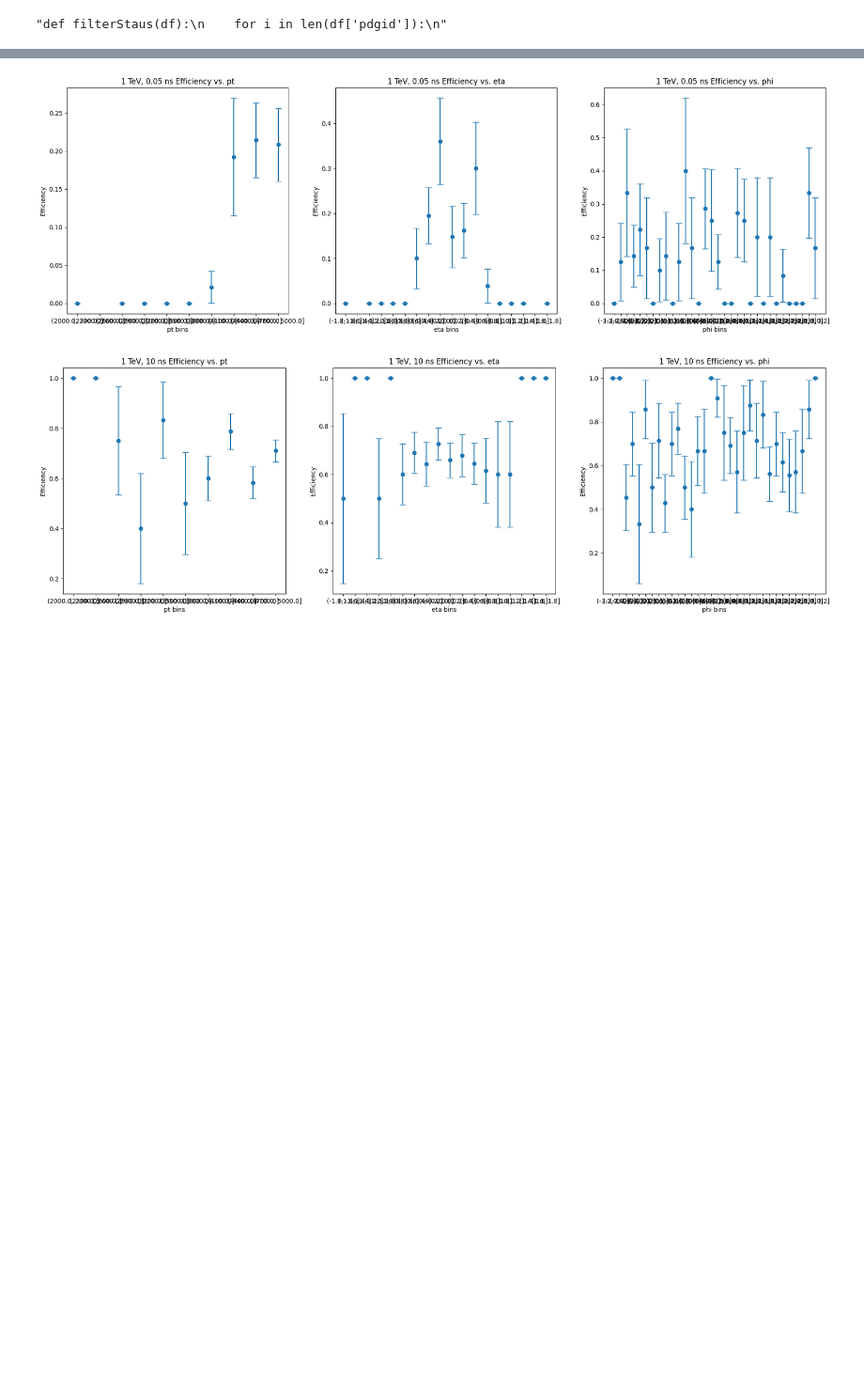
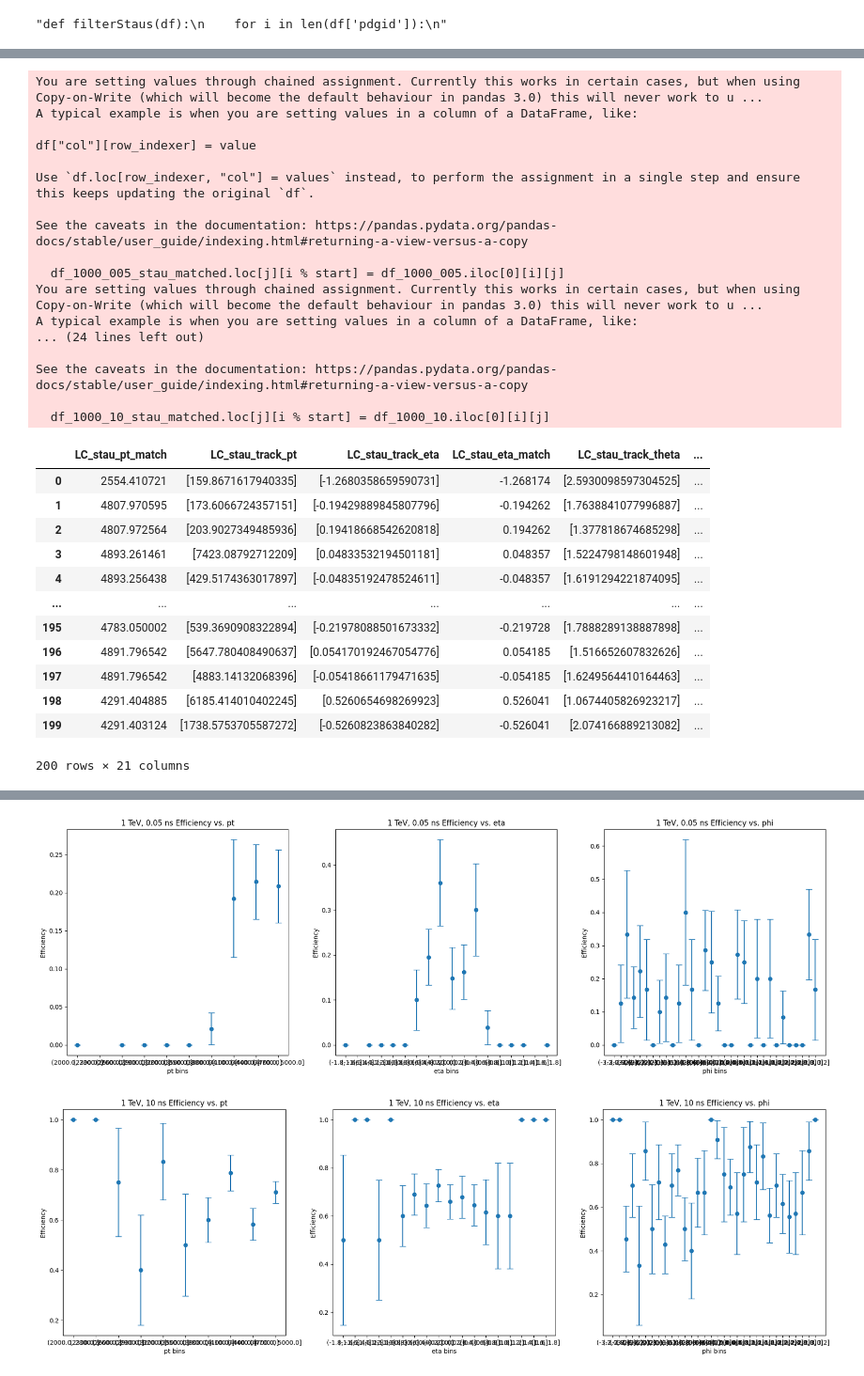
Before and after one commit to kdp-lab/MarkLLPCode, a Jupyter notebook: reco/reco_json_analyzer.ipynb, the cells around one changed output, grey strips where cells are left out. Shown at 94% size. Saved outputs shown, nothing was run; the diff lists cells and outputs as text; code cells hidden in the pictures; blank space fills up the shorter version.

Commit message:
Updating analysis scripts

```diff
--- a/reco/reco_json_analyzer.ipynb
+++ b/reco/reco_json_analyzer.ipynb
@@ -287,0 +365,47 @@ See the caveats in the documentation: https://pandas.pydata.org/pandas-docs/stab
+# %%
+### Example track association booleans for event 1 mcp_stau_track_bool, mcp_daughter_track_bool
+start = 23
+end = 43
+columns = end - start
+# Extract the relevant column names from the original DataFrame
+column_names = df_1000_005.columns[start:end]
+# Initialize the new DataFrame with the correct shape and column names
+df_1000_005_stau_matched = pd.DataFrame(index=range(nMatchedStauTracks_1000_005), columns=column_names)
+
+for i in range(start, end):
+    print("i", i)
+    for j in range (0, nMatchedStauTracks_1000_005):
+        df_1000_005_stau_matched.loc[j][i % start] = df_1000_005.iloc[0][i][j]
+df_1000_005_stau_matched['2 staus matched'] = df_2stau_1000_005
+columns = end - start
+# Extract the relevant column names from the original DataFrame
+column_names = df_1000_01.columns[start:end]
+# Initialize the new DataFrame with the correct shape and column names
+df_1000_01_stau_matched = pd.DataFrame(index=range(nMatchedStauTracks_1000_01), columns=column_names)
+
+for i in range(start, end):
+    for j in range (0, nMatchedStauTracks_1000_01):
+        df_1000_01_stau_matched.loc[j][i % start] = df_1000_01.iloc[0][i][j]
+df_1000_01_stau_matched['2 staus matched'] = df_2stau_1000_01
+columns = end - start
+# Extract the relevant column names from the original DataFrame
+column_names = df_1000_1.columns[start:end]
+# Initialize the new DataFrame with the correct shape and column names
+df_1000_1_stau_matched = pd.DataFrame(index=range(nMatchedStauTracks_1000_1), columns=column_names)
+
+for i in range(start, end):
+    for j in range (0, nMatchedStauTracks_1000_1):
+        df_1000_1_stau_matched.loc[j][i % start] = df_1000_1.iloc[0][i][j]
+df_1000_1_stau_matched['2 staus matched'] = df_2stau_1000_1
+columns = end - start
+# Extract the relevant column names from the original DataFrame
+column_names = df_1000_10.columns[start:end]
+# Initialize the new DataFrame with the correct shape and column names
+df_1000_10_stau_matched = pd.DataFrame(index=range(nMatchedStauTracks_1000_10), columns=column_names)
+
+for i in range(start, end):
+    for j in range (0, nMatchedStauTracks_1000_10):
+        df_1000_10_stau_matched.loc[j][i % start] = df_1000_10.iloc[0][i][j]
+df_1000_10_stau_matched['2 staus matched'] = df_2stau_1000_10
+display(df_1000_10_stau_matched)
+# %% [output]
@@ -287,0 +432,30 @@ See the caveats in the documentation: https://pandas.pydata.org/pandas-docs/stab
+You are setting values through chained assignment. Currently this works in certain cases, but when using Copy-on-Write (which will become the default behaviour in pandas 3.0) this will never work to u ...
+A typical example is when you are setting values in a column of a DataFrame, like:
+
+df["col"][row_indexer] = value
+
+Use `df.loc[row_indexer, "col"] = values` instead, to perform the assignment in a single step and ensure this keeps updating the original `df`.
+
+See the caveats in the documentation: https://pandas.pydata.org/pandas-docs/stable/user_guide/indexing.html#returning-a-view-versus-a-copy
+
+  df_1000_005_stau_matched.loc[j][i % start] = df_1000_005.iloc[0][i][j]
+You are setting values through chained assignment. Currently this works in certain cases, but when using Copy-on-Write (which will become the default behaviour in pandas 3.0) this will never work to u ...
+A typical example is when you are setting values in a column of a DataFrame, like:
+... (24 lines left out)
+
+See the caveats in the documentation: https://pandas.pydata.org/pandas-docs/stable/user_guide/indexing.html#returning-a-view-versus-a-copy
+
+  df_1000_10_stau_matched.loc[j][i % start] = df_1000_10.iloc[0][i][j]
+|  | LC_stau_pt_match | LC_stau_track_pt | LC_stau_track_eta | LC_stau_eta_match | LC_stau_track_theta | ... |
+| 0 | 2554.410721 | [159.8671617940335] | [-1.2680358659590731] | -1.268174 | [2.5930098597304525] | ... |
+| 1 | 4807.970595 | [173.6066724357151] | [-0.19429889845807796] | -0.194262 | [1.7638841077996887] | ... |
+| 2 | 4807.972564 | [203.9027349485936] | [0.19418668542620818] | 0.194262 | [1.377818674685298] | ... |
+| 3 | 4893.261461 | [7423.08792712209] | [0.04833532194501181] | 0.048357 | [1.5224798148601948] | ... |
+| 4 | 4893.256438 | [429.5174363017897] | [-0.04835192478524611] | -0.048357 | [1.6191294221874095] | ... |
+| ... | ... | ... | ... | ... | ... | ... |
+| 195 | 4783.050002 | [539.3690908322894] | [-0.21978088501673332] | -0.219728 | [1.7888289138887898] | ... |
+| 196 | 4891.796542 | [5647.780408490637] | [0.054170192467054776] | 0.054185 | [1.516652607832626] | ... |
+| 197 | 4891.796542 | [4883.14132068396] | [-0.05418661179471635] | -0.054185 | [1.6249564410164463] | ... |
+| 198 | 4291.404885 | [6185.414010402245] | [0.5260654698269923] | 0.526041 | [1.0674405826923217] | ... |
+| 199 | 4291.403124 | [1738.5753705587272] | [-0.5260823863840282] | -0.526041 | [2.074166889213082] | ... |
+200 rows × 21 columns
```
Also changed, not shown: parts of 12 cells of this notebook, 2 other files.
